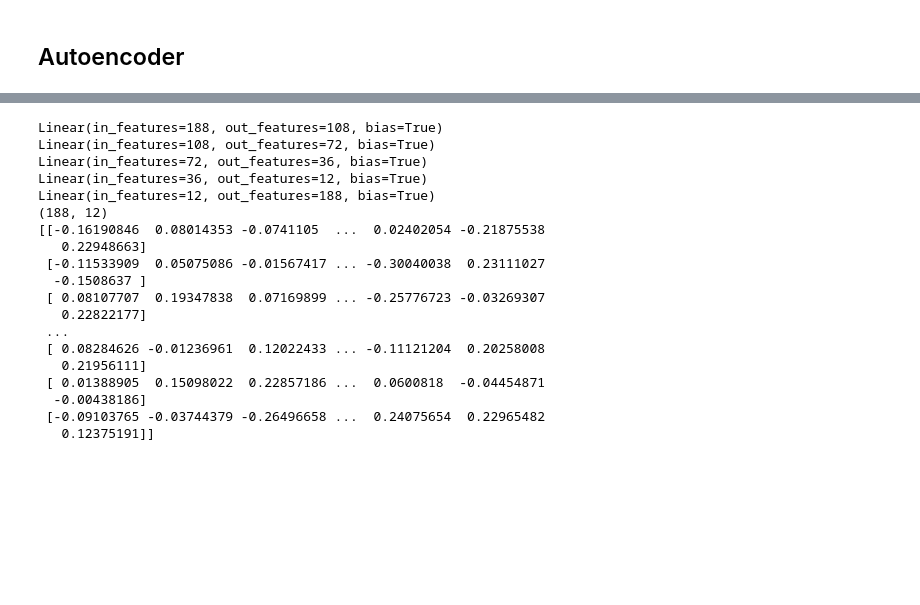
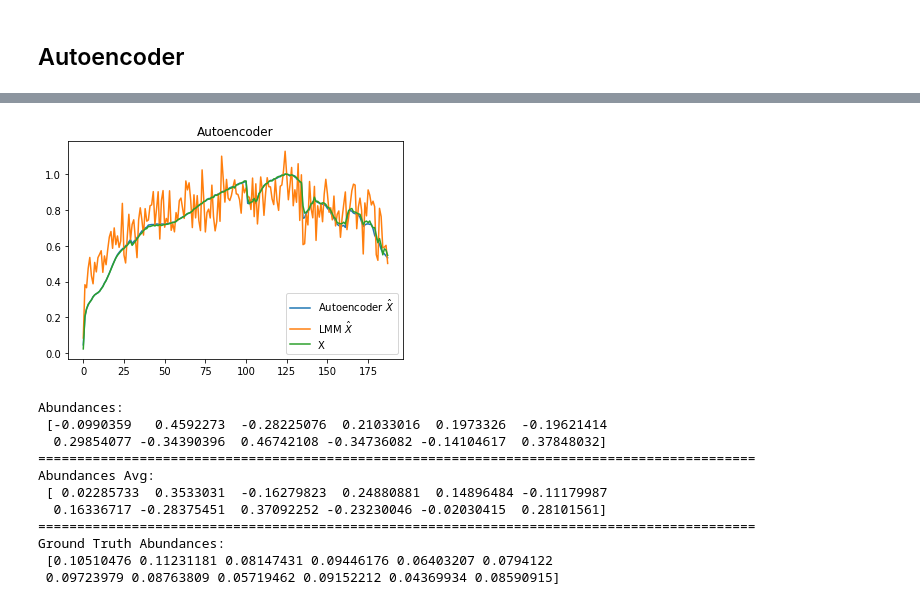
Before and after one commit to ejshumaker/SUAutoencoder, a Jupyter notebook: HSU_autoencoder_cuprite_linear.ipynb, the cells around one changed output, grey strips where cells are left out. Cells and saved outputs as stored; diff of their text form; code cells hidden in the pictures; blank space fills up the shorter version.

```diff
--- a/HSU_autoencoder_cuprite_linear.ipynb
+++ b/HSU_autoencoder_cuprite_linear.ipynb
@@ -260,30 +261,35 @@ Epoch 90, loss 20.419
 # %%
+noise = True
 B = 188
 R = 12
-for layer in ae.modules():
+# Get decoder output weights, M
+for layer in model.modules():
+  if isinstance(layer, nn.Softmax):
+    print('Softmax:', layer)
   if isinstance(layer, nn.Linear):
-    print(layer)
     if (layer.out_features == B):
       M = layer.weight.detach().cpu().numpy()
-print(M.shape)
-print(M)
-# %% [output]
-Linear(in_features=188, out_features=108, bias=True)
-Linear(in_features=108, out_features=72, bias=True)
-Linear(in_features=72, out_features=36, bias=True)
-Linear(in_features=36, out_features=12, bias=True)
-Linear(in_features=12, out_features=188, bias=True)
-(188, 12)
-[[-0.16190846  0.08014353 -0.0741105  ...  0.02402054 -0.21875538
-   0.22948663]
- [-0.11533909  0.05075086 -0.01567417 ... -0.30040038  0.23111027
-  -0.1508637 ]
- [ 0.08107707  0.19347838  0.07169899 ... -0.25776723 -0.03269307
-   0.22822177]
- ...
- [ 0.08284626 -0.01236961  0.12022433 ... -0.11121204  0.20258008
-   0.21956111]
- [ 0.01388905  0.15098022  0.22857186 ...  0.0600818  -0.04454871
-  -0.00438186]
- [-0.09103765 -0.03744379 -0.26496658 ...  0.24075654  0.22965482
-   0.12375191]]
+# %%
+# Run model on test image 170
+model.eval()
+for i,img in enumerate(dataloader):
+  if i == 170:
+    inp = img[0]
+x_hat, h = model(inp)
+# Set hidden activations h_i to S
+S = h.squeeze(0).detach().cpu().numpy()[0]
+# %%
+if noise:
+  X = (M @ S) + np.random.normal(0.2,0.01,M.shape[0]) # with noise
+else:
+  X = (M @ S) # without noise
+# %%
+x = x_hat.squeeze(0).squeeze(0).detach().cpu().numpy()
+plt.plot(x, label='Autoencoder $\hat{X}$')
+plt.plot(X, label='LMM $\hat{X}$')
+plt.plot(inp, label = 'X')
+plt.legend()
+plt.title('Autoencoder')
+plt.show()
+# %% [output]
+[figure, added]
@@ -289,0 +312,18 @@ Linear(in_features=12, out_features=188, bias=True)
+# %%
+print('Abundances:\n', S)
+print('============================================================================================')
+print('Abundances Avg:\n', S_avg)
+print('============================================================================================')
+print('Ground Truth Abundances:\n',gt_abundances)
+# %% [output]
+Abundances:
+ [-0.0990359   0.4592273  -0.28225076  0.21033016  0.1973326  -0.19621414
+  0.29854077 -0.34390396  0.46742108 -0.34736082 -0.14104617  0.37848032]
+============================================================================================
+Abundances Avg:
+ [ 0.02285733  0.3533031  -0.16279823  0.24880881  0.14896484 -0.11179987
+  0.16336717 -0.28375451  0.37092252 -0.23230046 -0.02030415  0.28101561]
+============================================================================================
+Ground Truth Abundances:
+ [0.10510476 0.11231181 0.08147431 0.09446176 0.06403207 0.0794122
+ 0.09723979 0.08763809 0.05719462 0.09152212 0.04369934 0.08590915]
```
Also changed, not shown: parts of 9 cells of this notebook.
